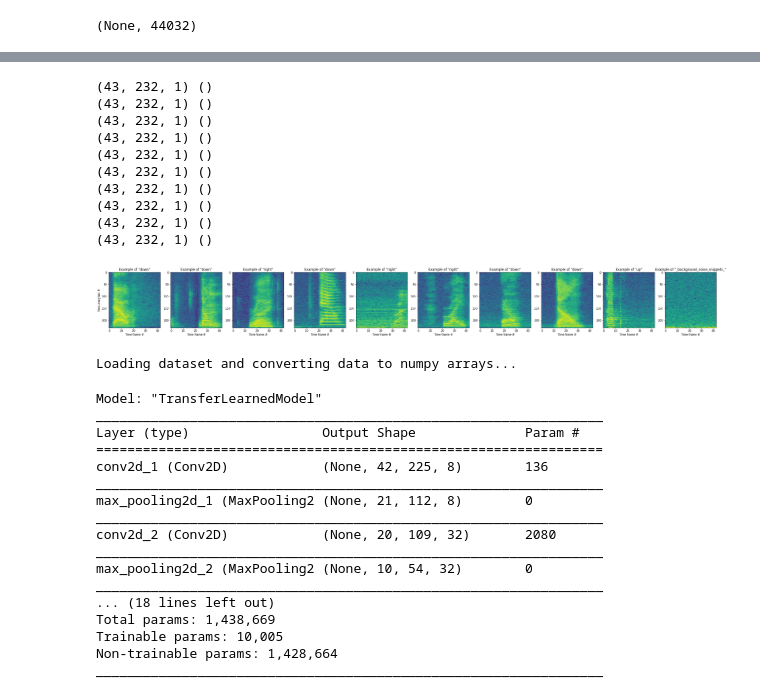
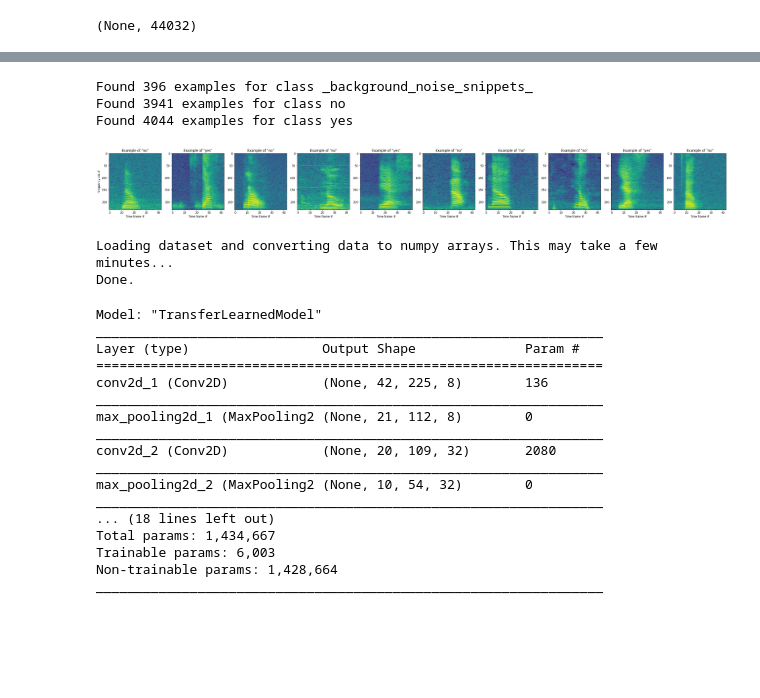
Before and after one commit to tensorflow/tfjs-models, a Jupyter notebook: speech-commands/training/browser-fft/training_custom_audio_model_in_python.ipynb, the cells around one changed output, grey strips where cells are left out. Cells and saved outputs as stored; diff of their text form; code cells hidden in the pictures; blank space fills up the shorter version.

```diff
--- a/speech-commands/training/browser-fft/training_custom_audio_model_in_python.ipynb
+++ b/speech-commands/training/browser-fft/training_custom_audio_model_in_python.ipynb
@@ -72,7 +83,7 @@ Non-trainable params: 2,048
 _________________________________________________________________
 (None, 44032)
 # %%
-# Create some constants.
+# Create some constants to be used later.
 
 # Target sampling rate. It is required by the audio preprocessing model.
 TARGET_SAMPLE_RATE = 44100
@@ -81,6 +92,8 @@ EXPECTED_WAVEFORM_LEN = preproc_model.input_shape[-1]
 
 # Where the Speech Commands v0.02 dataset has been downloaded.
 DATA_ROOT = "/tmp/speech_commands_v0.02"
+
+WORDS = ("_background_noise_snippets_", "no", "yes")
 # %%
 # Unlike word examples, the noise samples in the Speech Commands v0.02 dataset
 # are not divided into 1-second snippets. Instead, they are stored as longer
@@ -122,7 +134,7 @@ def resample_wavs(dir_path, target_sample_rate=44100):
   The resampled waveforms are written to .wav files in the same directory with
   file names that ends in "_44100hz.wav".
 
-  44100 Hz is the sample rate required by the preprocessing layer. It is also
+  44100 Hz is the sample rate required by the preprocessing model. It is also
   the most widely supported sample rate among web browsers and mobile devices.
   For example, see:
   https://developer.mozilla.org/en-US/docs/Web/API/AudioContextOptions/sampleRate
@@ -144,7 +156,7 @@ def resample_wavs(dir_path, target_sample_rate=44100):
     wavfile.write(resampled_path, target_sample_rate, xs)
 
 
-for word in ("_background_noise_snippets_", "up", "down", "left", "right"):
+for word in WORDS:
   word_dir = os.path.join(DATA_ROOT, word)
   assert os.path.isdir(word_dir)
   resample_wavs(word_dir, target_sample_rate=TARGET_SAMPLE_RATE)
@@ -177,7 +189,7 @@ def spectrogram_elements_finite(spectrogram, label):
 
 
 def get_dataset(input_wav_paths, labels):
-  """Get a tf.data.Dataset given input .wav files and labels.
+  """Get a tf.data.Dataset given input .wav files and their labels.
 
   The returned dataset emits 2-tuples of `(spectrogram, label)`, wherein
   - `spectrogram` is a tensor of dtype tf.float32 and shape [43, 232, 1].
@@ -205,48 +217,40 @@ def get_dataset(input_wav_paths, labels):
   ds = ds.filter(spectrogram_elements_finite)
   return ds
 # %%
-words = ("_background_noise_snippets_", "up", "down", "left", "right",)
 input_wav_paths_and_labels = []
-for i, word in enumerate(words):
+for i, word in enumerate(WORDS):
   wav_paths = glob.glob(os.path.join(DATA_ROOT, word, "*_%shz.wav" % TARGET_SAMPLE_RATE))
+  print("Found %d examples for class %s" % (len(wav_paths), word))
   labels = [i] * len(wav_paths)
   input_wav_paths_and_labels.extend(zip(wav_paths, labels))
 random.shuffle(input_wav_paths_and_labels)
 
 input_wav_paths, labels = ([t[0] for t in input_wav_paths_and_labels],
                            [t[1] for t in input_wav_paths_and_labels])
 dataset = get_dataset(input_wav_paths, labels)
 
 # Show some example spectrograms for inspection.
 fig = plt.figure(figsize=(40, 100))
 dataset_iter = iter(dataset)
 num_spectrograms_to_show = 10
 for i in range(num_spectrograms_to_show):
   ax = fig.add_subplot(1, num_spectrograms_to_show, i + 1)
   spectrogram, label = next(dataset_iter)
   spectrogram = spectrogram.numpy()
-  print(spectrogram.shape, label.shape)
   label = label.numpy()
   plt.imshow(np.flipud(np.squeeze(spectrogram, -1).T), aspect=0.2)
-  ax.set_title("Example of \"%s\"" % words[label])
+  ax.set_title("Example of \"%s\"" % WORDS[label])
   ax.set_xlabel("Time frame #")
   if i == 0:
     ax.set_ylabel("Frequency bin #")
 # %% [output]
-(43, 232, 1) ()
-(43, 232, 1) ()
-(43, 232, 1) ()
-(43, 232, 1) ()
-(43, 232, 1) ()
-(43, 232, 1) ()
-(43, 232, 1) ()
-(43, 232, 1) ()
-(43, 232, 1) ()
-(43, 232, 1) ()
+Found 396 examples for class _background_noise_snippets_
+Found 3941 examples for class no
+Found 4044 examples for class yes
-[figure, old version]
+[figure, new version]
 # %%
-# The amount of data we have is relatively small. It fits into the RAM of a
-# typical CPU or GPU. To boost training performance, we preload the data and
+# The amount of data we have is relatively small. It fits into typical host RAM
+# or GPU memory. For better training performance, we preload the data and
 # put it into numpy arrays:
 # - xs: The audio features (normalized spectrograms).
 # - ys: The labels (class indices).
@@ -258,22 +262,22 @@ xs = np.stack([item[0] for item in xs_and_ys])
 ys = np.stack([item[1] for item in xs_and_ys])
 print("Done.")
 # %% [output]
-Loading dataset and converting data to numpy arrays...
+Loading dataset and converting data to numpy arrays. This may take a few minutes...
+Done.
 # %%
 tfjs_model_json_path = '/tmp/tfjs-sc-model/model.json'
 
-# Load the Speech Commands model. Weights are loaded, since we won't be training
-# the model from scratch. Instead, we will perform transfer learning with the
-# model.
+# Load the Speech Commands model. Weights are loaded along with the topology,
+# since we train the model from scratch. Instead, we will perform transfer
+# learning based on the model.
 orig_model = tfjs.converters.load_keras_model(tfjs_model_json_path, load_weights=True)
 
 # Remove the top Dense layer and add a new Dense layer of which the output
-# size fits the number of words.
-# model = tf.keras.Model(inputs=orig_model.input, outputs=orig_model.layers[-2].output)
+# size fits the number of sound classes we care about.
 model = tf.keras.Sequential(name="TransferLearnedModel")
 for layer in orig_model.layers[:-1]:
   model.add(layer)
-model.add(tf.keras.layers.Dense(units=len(words), activation="softmax"))
+model.add(tf.keras.layers.Dense(units=len(WORDS), activation="softmax"))
 
 # Freeze all but the last layer of the model. The last layer will be fine-tuned
 # during transfer learning.
@@ -296,8 +300,8 @@ _________________________________________________________________
 max_pooling2d_2 (MaxPooling2 (None, 10, 54, 32)        0
 _________________________________________________________________
 ... (18 lines left out)
-Total params: 1,438,669
-Trainable params: 10,005
+Total params: 1,434,667
+Trainable params: 6,003
 Non-trainable params: 1,428,664
 _________________________________________________________________
 # %%
```
Also changed, not shown: parts of 11 cells of this notebook.
